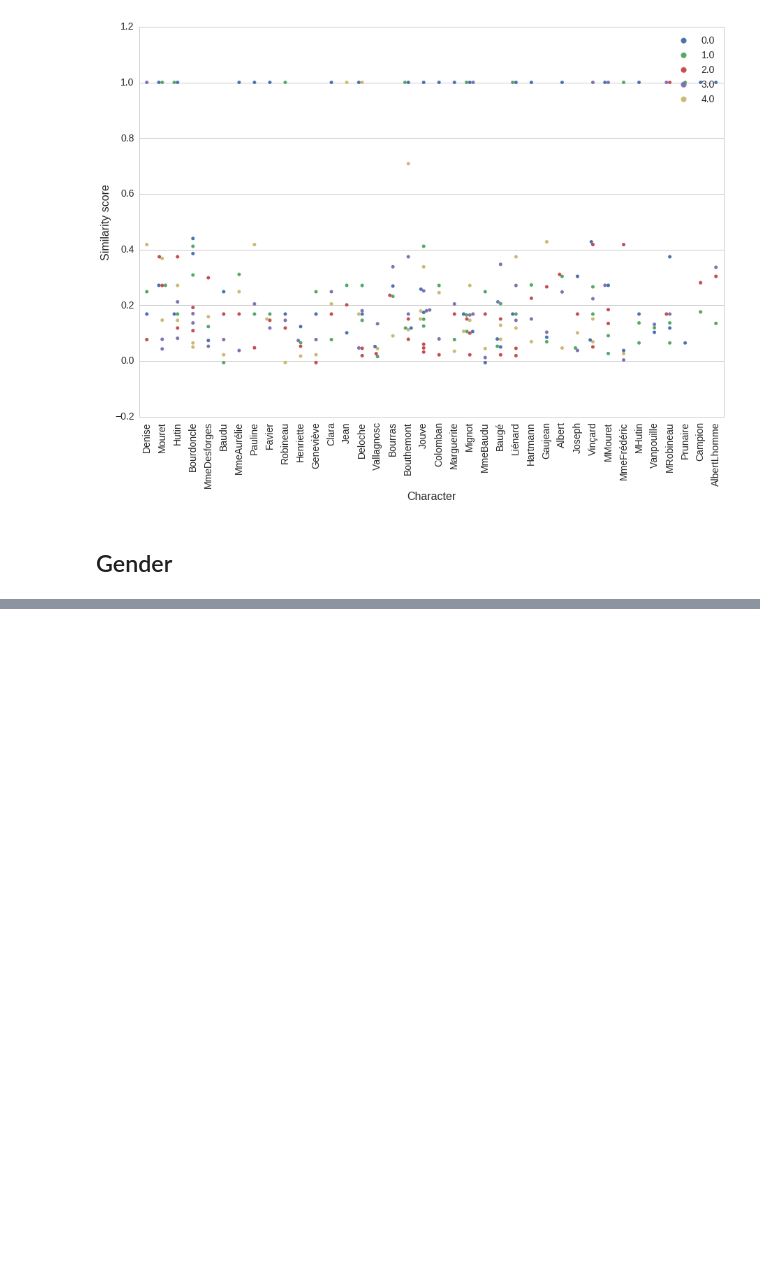
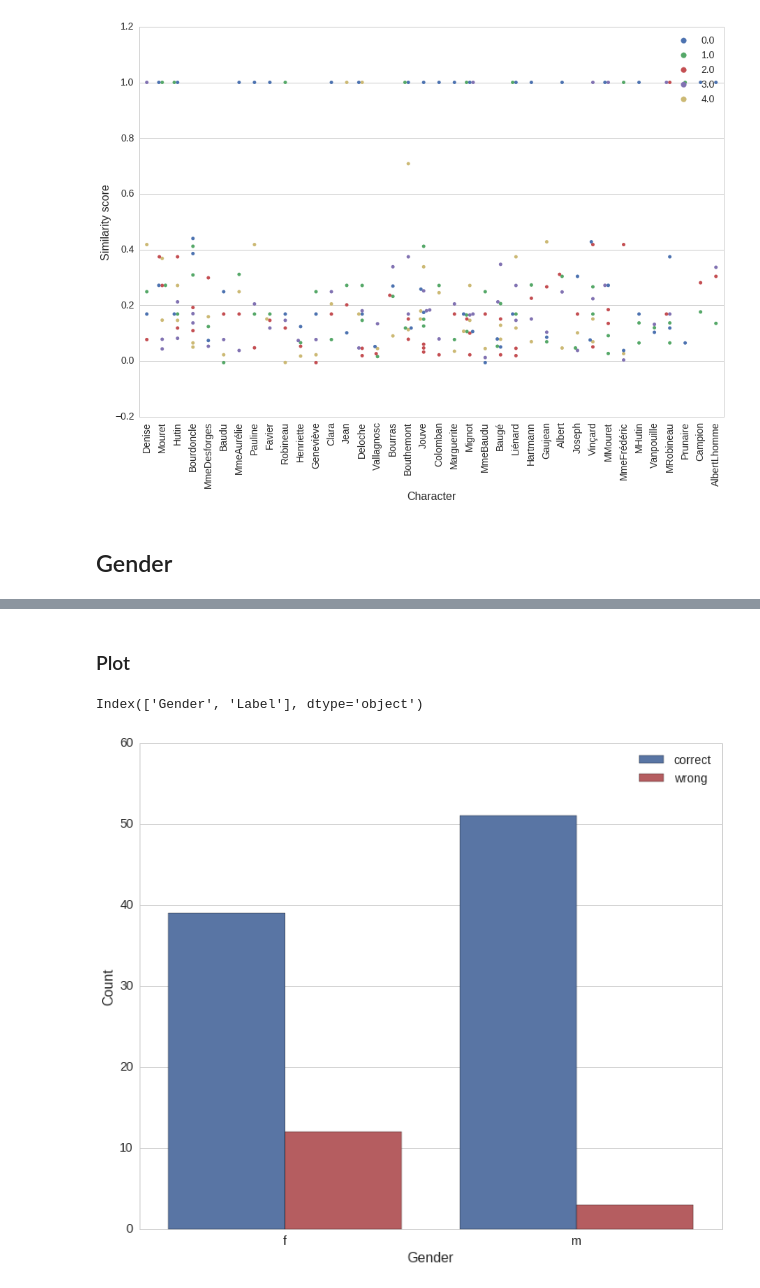
Before and after one commit to semplea/characters-meta, a Jupyter notebook: python/tester.ipynb, the cells around one changed output, grey strips where cells are left out. Saved outputs shown, nothing was run; the diff lists cells and outputs as text; code cells hidden in the pictures; blank space fills up the shorter version.

Commit message:
results almost done - started conclusion + modif to gender mainly

```diff
--- a/python/tester.ipynb
+++ b/python/tester.ipynb
@@ -188,11 +199,16 @@ plt.show()
 # %%
 df_gender = pd.DataFrame(columns=gender_cols)
 for book in books:
-    for name in gender_names:
-        df_key = book + '_' + name
-        df_gender = df_gender.append(df_dict[df_key])
+    name = 'gender_solo'
+    df_key = book + '_' + name
+    df_gender = df_gender.append(df_dict[df_key])
 
+# reassign label
 y = df_gender.Label
-df_gender.drop('Label', axis=1, inplace=True)
-y = y.apply(lambda x: 0 if x == 'f' else 1 )
-df_gender.drop('Character', axis=1, inplace=True)
+y = y.apply(lambda x: 1 if x == 'f' else 0 )
+# drop columns
+df_gender.drop(to_drop, axis=1, inplace=True)
+print(df_gender.columns)
+# scale features
+scaler = StandardScaler()
+df_gender = scaler.fit_transform(df_gender)
@@ -249,0 +317,13 @@ array([[-0.51046895, -0.51443578, -1.57751696, -0.1185995 , -0.24774453,
+# %% [markdown]
+### Plot
+# %%
+df_gender = pd.DataFrame(columns=gender_cols)
+for book in books:
+    df_key = book + '_gender_nosolo_w'
+    df_gender = df_gender.append(df_dict[df_key])
+
+y = df_gender[['Label', 'Prediction']]
+y = y.dropna()
+# %%
+y.loc[y.Label == y.Prediction, 'Class'] = 'correct'
+y.loc[y.Label != y.Prediction, 'Class'] = 'wrong'
@@ -249,0 +339,16 @@ array([[-0.51046895, -0.51443578, -1.57751696, -0.1185995 , -0.24774453,
+# %%
+plotter = true.append(pred)
+plotter.columns
+# %% [output]
+Index(['Gender', 'Label'], dtype='object')
+# %%
+fig, ax = plt.subplots(figsize=(12,10))
+sns.countplot(x='Prediction', hue='Class', data=y, palette=[palette[0], palette[2]])
+ax.legend(
+   loc='best',
+   fontsize=14)
+ax.tick_params(labelsize=14)
+plt.xlabel('Gender', fontsize=16)
+plt.ylabel('Count', fontsize=16);
+# %% [output]
+[figure, added]
```
Also changed, not shown: parts of 40 cells of this notebook, 34 other files.
